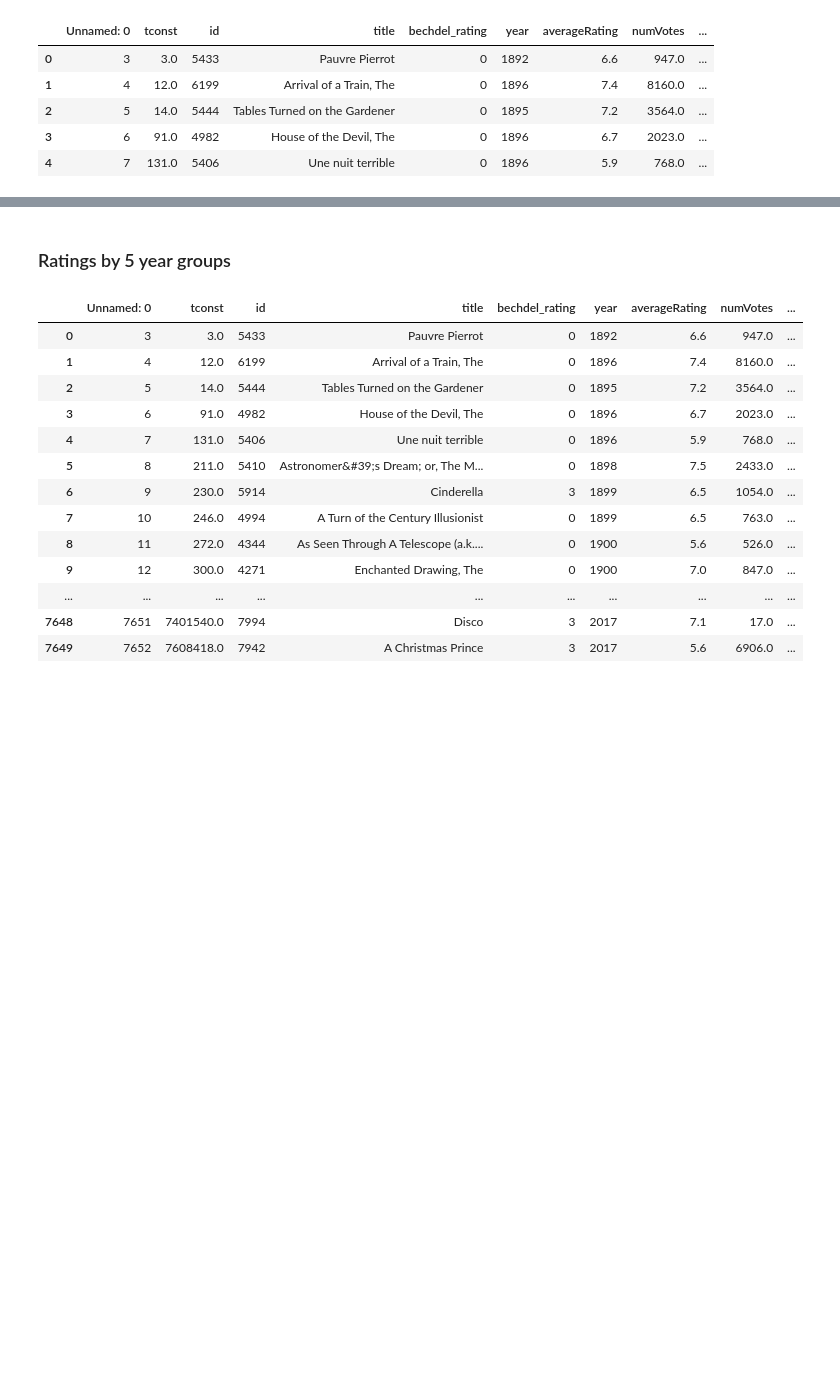
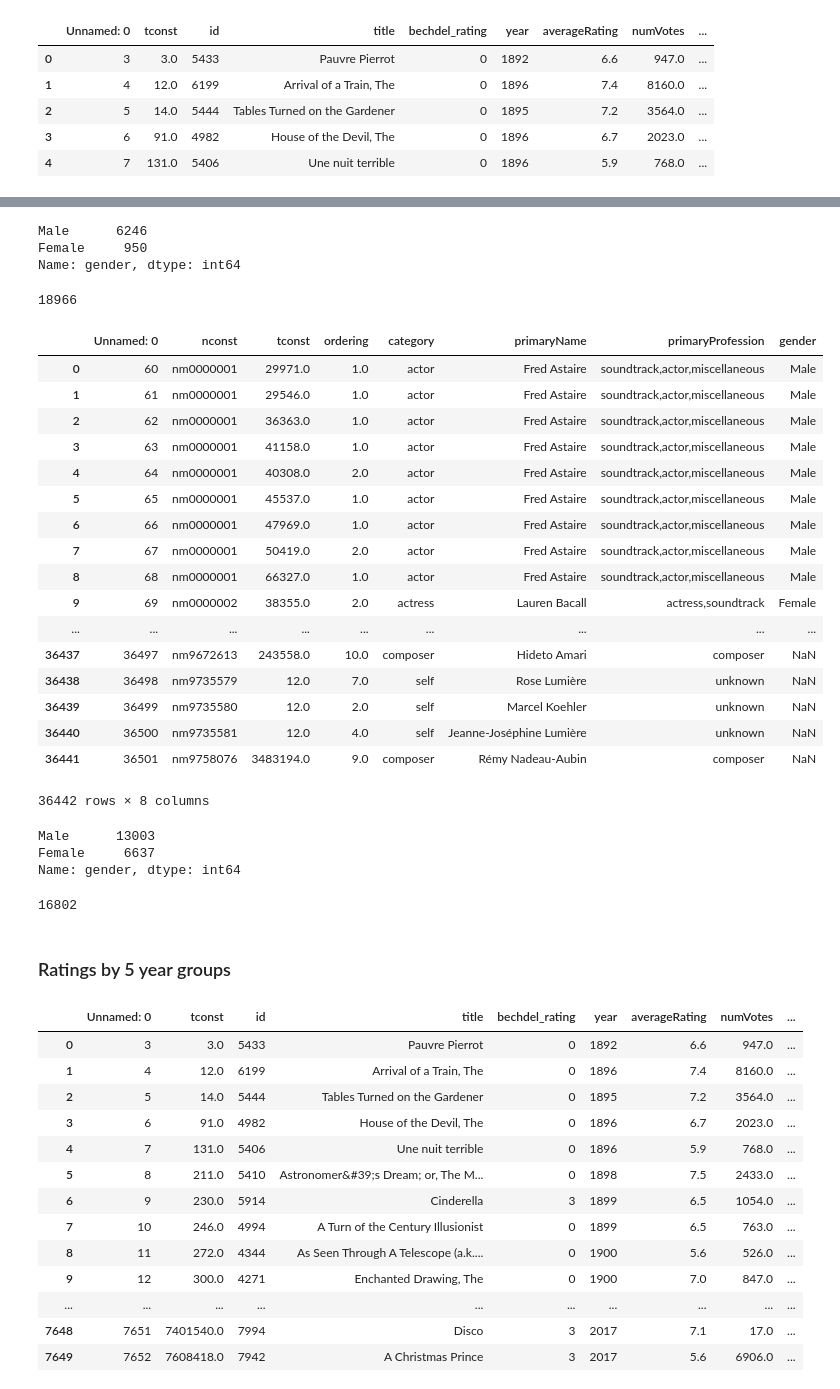
Before and after one commit to snmcnish/bechdel-test, a Jupyter notebook: Final Project Plots.ipynb, the cells around one changed output, grey strips where cells are left out. Drawn from its saved outputs; the diff is of its cells as text; code cells hidden in the pictures; blank space fills up the shorter version.

```diff
--- a/Final Project Plots.ipynb
+++ b/Final Project Plots.ipynb
@@ -24,3 +35,44 @@ bechdel.head()
+# %%
+crew.gender.value_counts()
+# %% [output]
+Male      6246
+Female     950
+Name: gender, dtype: int64
+# %%
+crew.gender.isnull().sum()
+# %% [output]
+18966
+# %%
+cast
+# %% [output]
+|  | Unnamed: 0 | nconst | tconst | ordering | category | primaryName | primaryProfession | gender |
+| 0 | 60 | nm0000001 | 29971.0 | 1.0 | actor | Fred Astaire | soundtrack,actor,miscellaneous | Male |
+| 1 | 61 | nm0000001 | 29546.0 | 1.0 | actor | Fred Astaire | soundtrack,actor,miscellaneous | Male |
+| 2 | 62 | nm0000001 | 36363.0 | 1.0 | actor | Fred Astaire | soundtrack,actor,miscellaneous | Male |
+| 3 | 63 | nm0000001 | 41158.0 | 1.0 | actor | Fred Astaire | soundtrack,actor,miscellaneous | Male |
+| 4 | 64 | nm0000001 | 40308.0 | 2.0 | actor | Fred Astaire | soundtrack,actor,miscellaneous | Male |
+| 5 | 65 | nm0000001 | 45537.0 | 1.0 | actor | Fred Astaire | soundtrack,actor,miscellaneous | Male |
+| 6 | 66 | nm0000001 | 47969.0 | 1.0 | actor | Fred Astaire | soundtrack,actor,miscellaneous | Male |
+| 7 | 67 | nm0000001 | 50419.0 | 2.0 | actor | Fred Astaire | soundtrack,actor,miscellaneous | Male |
+| 8 | 68 | nm0000001 | 66327.0 | 1.0 | actor | Fred Astaire | soundtrack,actor,miscellaneous | Male |
+| 9 | 69 | nm0000002 | 38355.0 | 2.0 | actress | Lauren Bacall | actress,soundtrack | Female |
+| ... | ... | ... | ... | ... | ... | ... | ... | ... |
+| 36437 | 36497 | nm9672613 | 243558.0 | 10.0 | composer | Hideto Amari | composer | NaN |
+| 36438 | 36498 | nm9735579 | 12.0 | 7.0 | self | Rose Lumière | unknown | NaN |
+| 36439 | 36499 | nm9735580 | 12.0 | 2.0 | self | Marcel Koehler | unknown | NaN |
+| 36440 | 36500 | nm9735581 | 12.0 | 4.0 | self | Jeanne-Joséphine Lumière | unknown | NaN |
+| 36441 | 36501 | nm9758076 | 3483194.0 | 9.0 | composer | Rémy Nadeau-Aubin | composer | NaN |
+36442 rows × 8 columns
+# %%
+cast.gender.value_counts()
+# %% [output]
+Male      13003
+Female     6637
+Name: gender, dtype: int64
+# %%
+cast.gender.isnull().sum()
+# %% [output]
+16802
 # %% [markdown]
 ### Ratings by 5 year groups
 # %%
```
Also changed, not shown: parts of 20 cells of this notebook.
